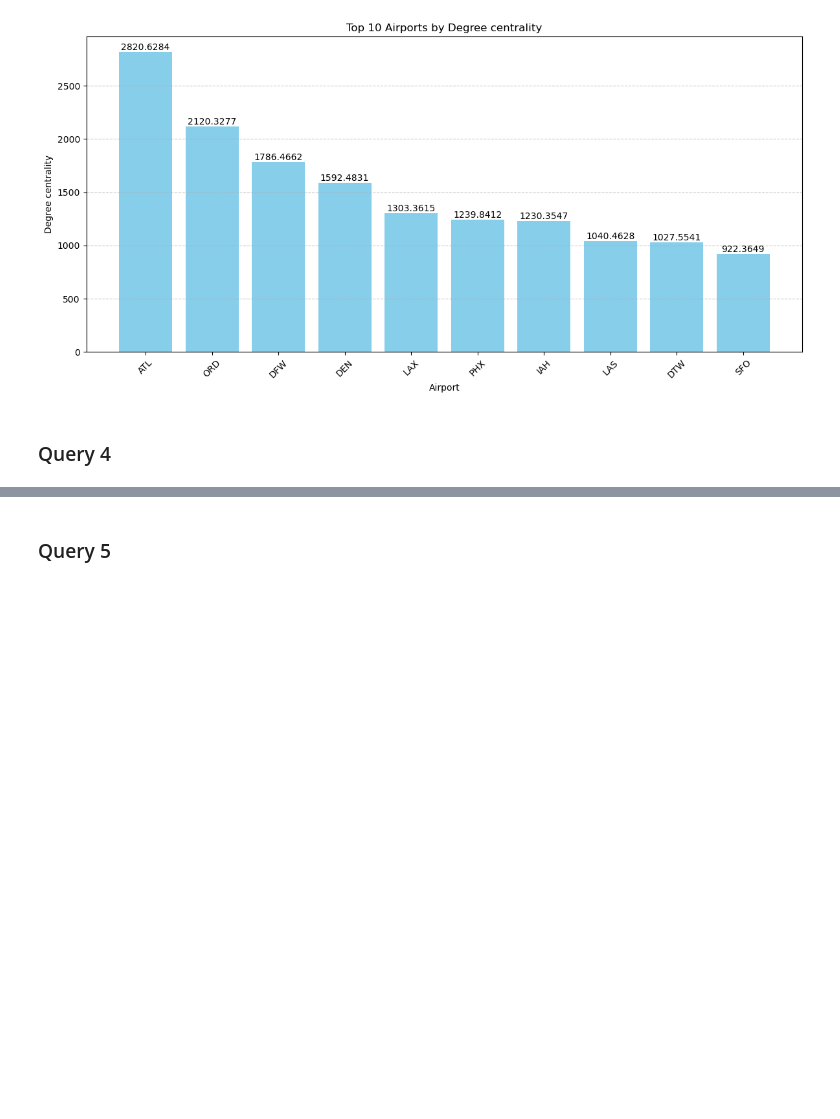
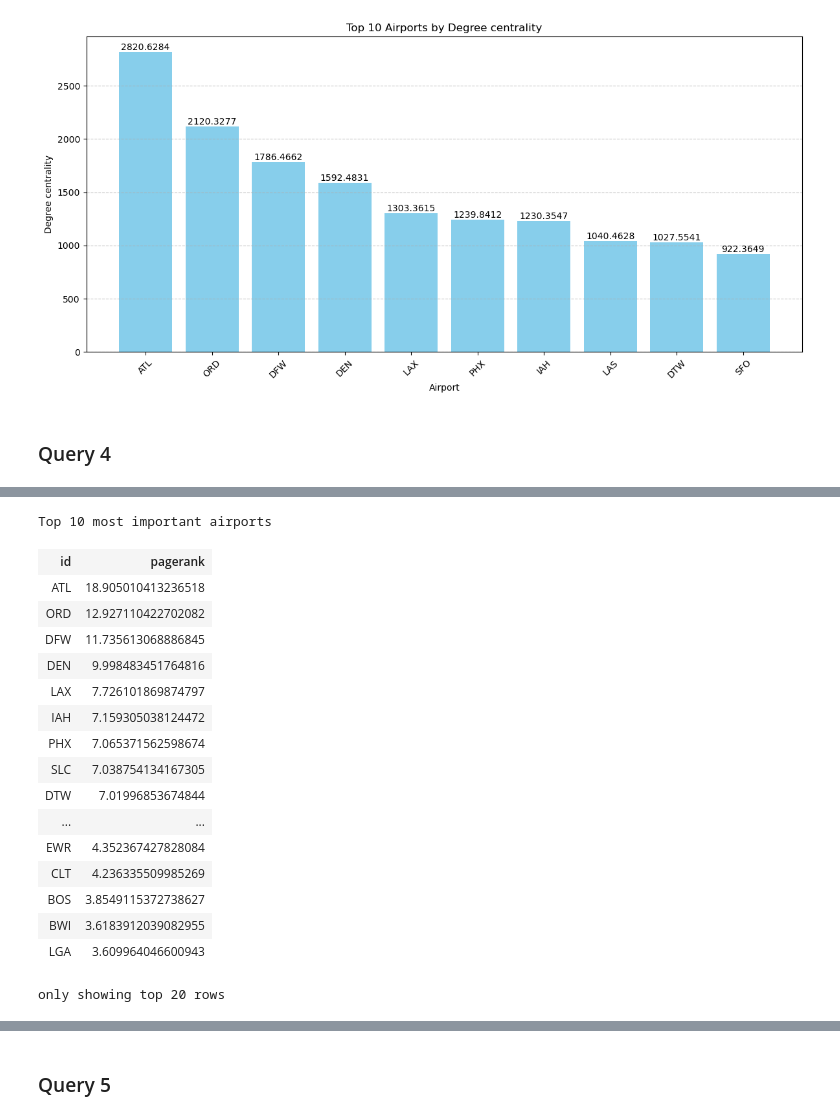
Before and after one commit to pirjo2/bdm-projects, a Jupyter notebook: Project_3/P3.ipynb, the cells around one changed output, grey strips where cells are left out. Cells and saved outputs as stored; diff of their text form; code cells hidden in the pictures; blank space fills up the shorter version.

```diff
--- a/Project_3/P3.ipynb
+++ b/Project_3/P3.ipynb
@@ -428,0 +503,25 @@ plt.show()
+# %%
+g_pagerank = flights_graph.pageRank(resetProbability=0.15, maxIter=10)
+
+print("Top 10 most important airports")
+result = g_pagerank.vertices.select("id", "pagerank").orderBy("pagerank", ascending=False)
+display(result)
+# %% [output]
+Top 10 most important airports
+| id | pagerank |
+| ATL | 18.905010413236518 |
+| ORD | 12.927110422702082 |
+| DFW | 11.735613068886845 |
+| DEN | 9.998483451764816 |
+| LAX | 7.726101869874797 |
+| IAH | 7.159305038124472 |
+| PHX | 7.065371562598674 |
+| SLC | 7.038754134167305 |
+| DTW | 7.01996853674844 |
+| ... | ... |
+| EWR | 4.352367427828084 |
+| CLT | 4.236335509985269 |
+| BOS | 3.8549115372738627 |
+| BWI | 3.6183912039082955 |
+| LGA | 3.609964046600943 |
+only showing top 20 rows
```
Also changed, not shown: parts of 15 cells of this notebook.
